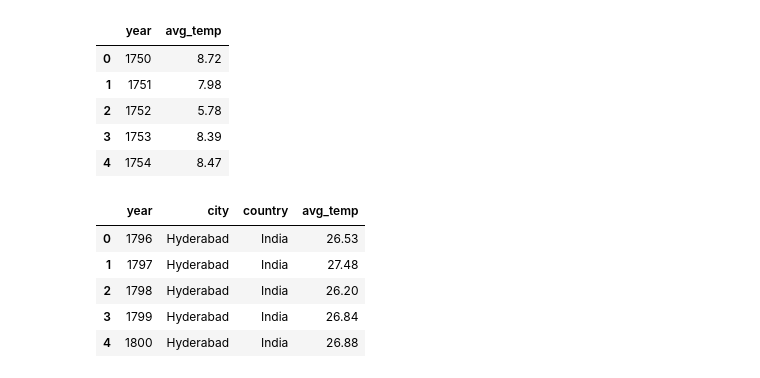
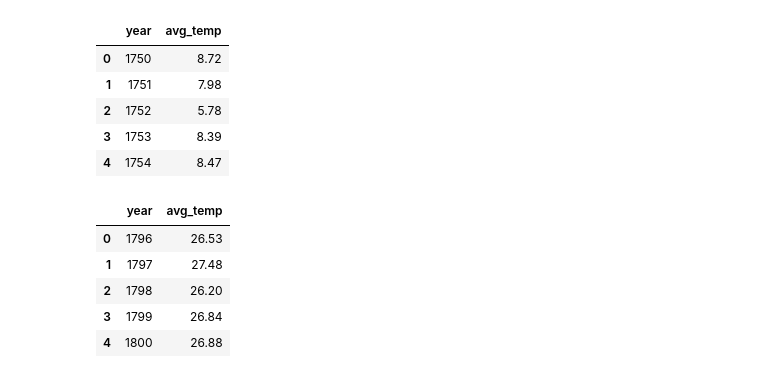
Before and after one commit to abhiksark/Udacity-DataAnalyst-Nanodegree, a Jupyter notebook: explore_weather_trends/trend_plot.ipynb, the cells around one changed output. Cells and saved outputs as stored; diff of their text form; code cells hidden in the pictures.

```diff
--- a/explore_weather_trends/trend_plot.ipynb
+++ b/explore_weather_trends/trend_plot.ipynb
@@ -23,11 +24,14 @@ df_global.head()
 # %%
 df_global.isna().sum() #counting missing data
 df_hyd.head()
+del df_hyd['city']
+del df_hyd['country']
+df_hyd.head()
 # %% [output]
-|  | year | city | country | avg_temp |
-| 0 | 1796 | Hyderabad | India | 26.53 |
-| 1 | 1797 | Hyderabad | India | 27.48 |
-| 2 | 1798 | Hyderabad | India | 26.20 |
-| 3 | 1799 | Hyderabad | India | 26.84 |
-| 4 | 1800 | Hyderabad | India | 26.88 |
+|  | year | avg_temp |
+| 0 | 1796 | 26.53 |
+| 1 | 1797 | 27.48 |
+| 2 | 1798 | 26.20 |
+| 3 | 1799 | 26.84 |
+| 4 | 1800 | 26.88 |
 # %%
```
Also changed, not shown: parts of 12 cells of this notebook.
